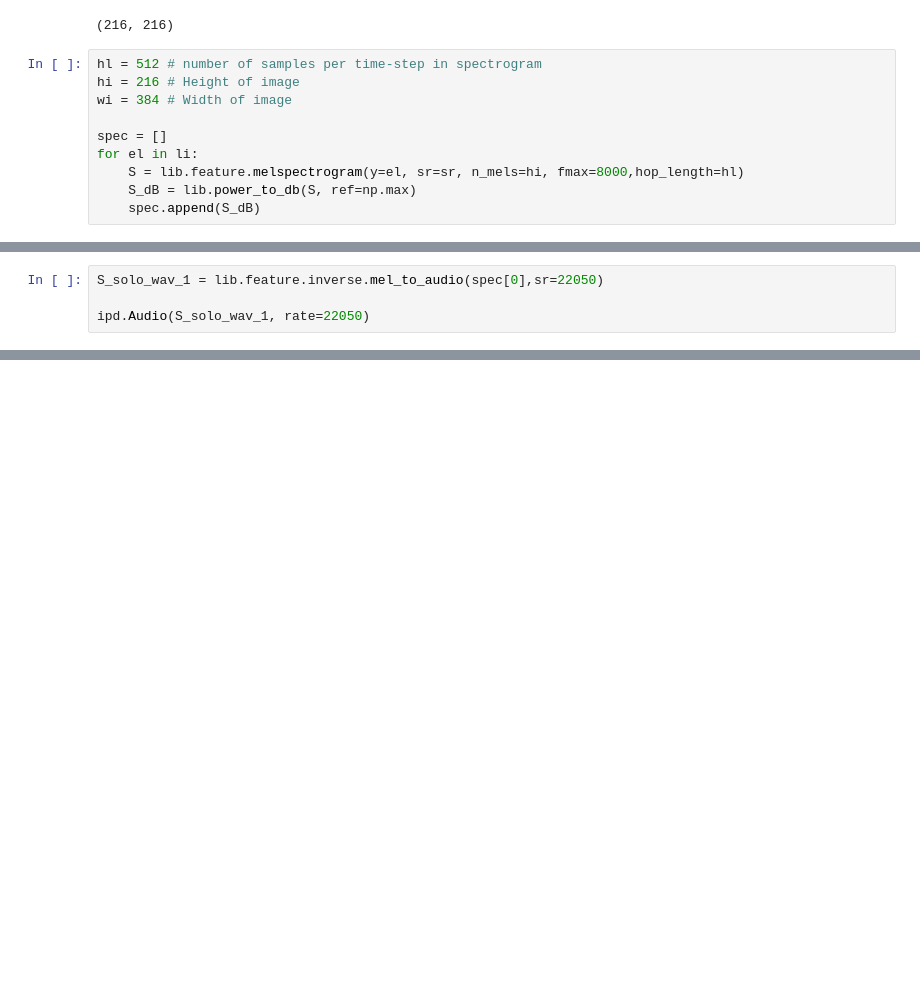
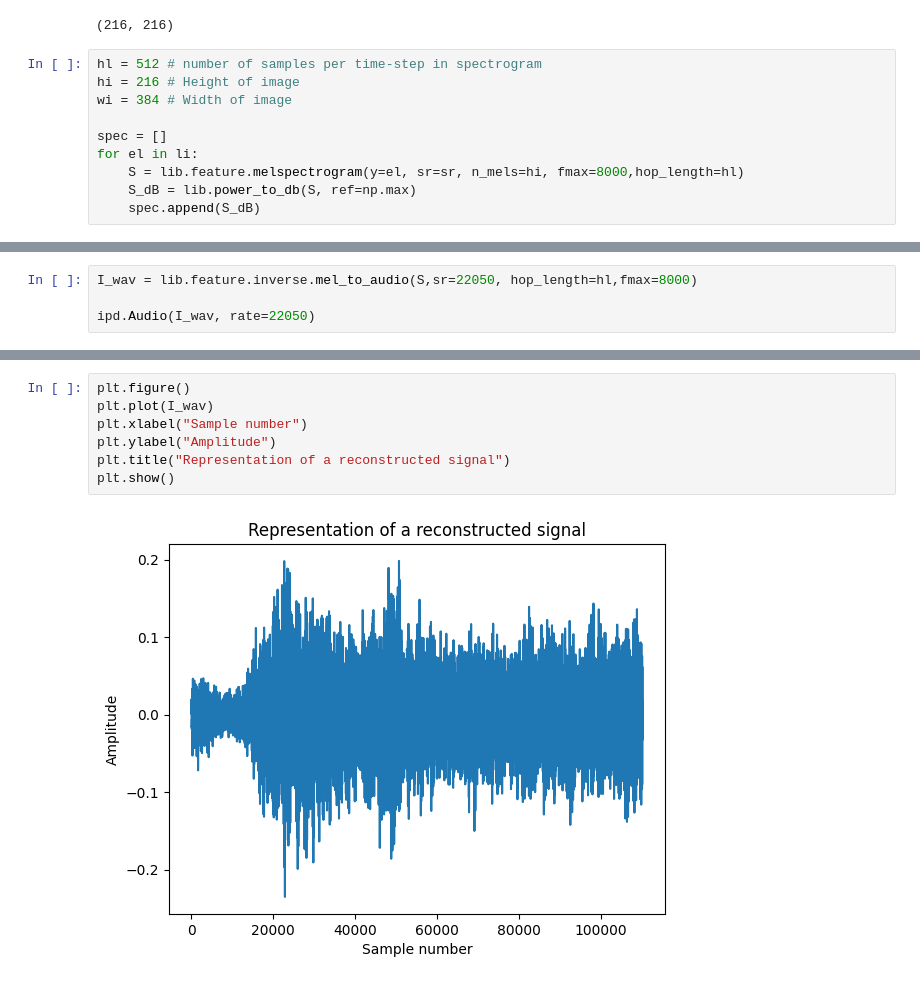
Before and after one commit to MarcoGuzzoC/Audio_Choir_Generator, a Jupyter notebook: Gregorian_data.ipynb, the cells around one changed output, grey strips where cells are left out. Saved outputs shown, nothing was run; the diff lists cells and outputs as text; blank space fills up the shorter version.

```diff
--- a/Gregorian_data.ipynb
+++ b/Gregorian_data.ipynb
@@ -56,6 +65,15 @@ for el in li:
 # %%
-S_solo_wav_1 = lib.feature.inverse.mel_to_audio(spec[0],sr=22050)
+I_wav = lib.feature.inverse.mel_to_audio(S,sr=22050, hop_length=hl,fmax=8000)
 
-ipd.Audio(S_solo_wav_1, rate=22050)
+ipd.Audio(I_wav, rate=22050)
 # %% [output]
 [interactive output not drawn]
+# %%
+plt.figure()
+plt.plot(I_wav)
+plt.xlabel("Sample number")
+plt.ylabel("Amplitude")
+plt.title("Representation of a reconstructed signal")
+plt.show()
+# %% [output]
+[figure, added]
```
Also changed, not shown: parts of 4 cells of this notebook, 3 other files.
